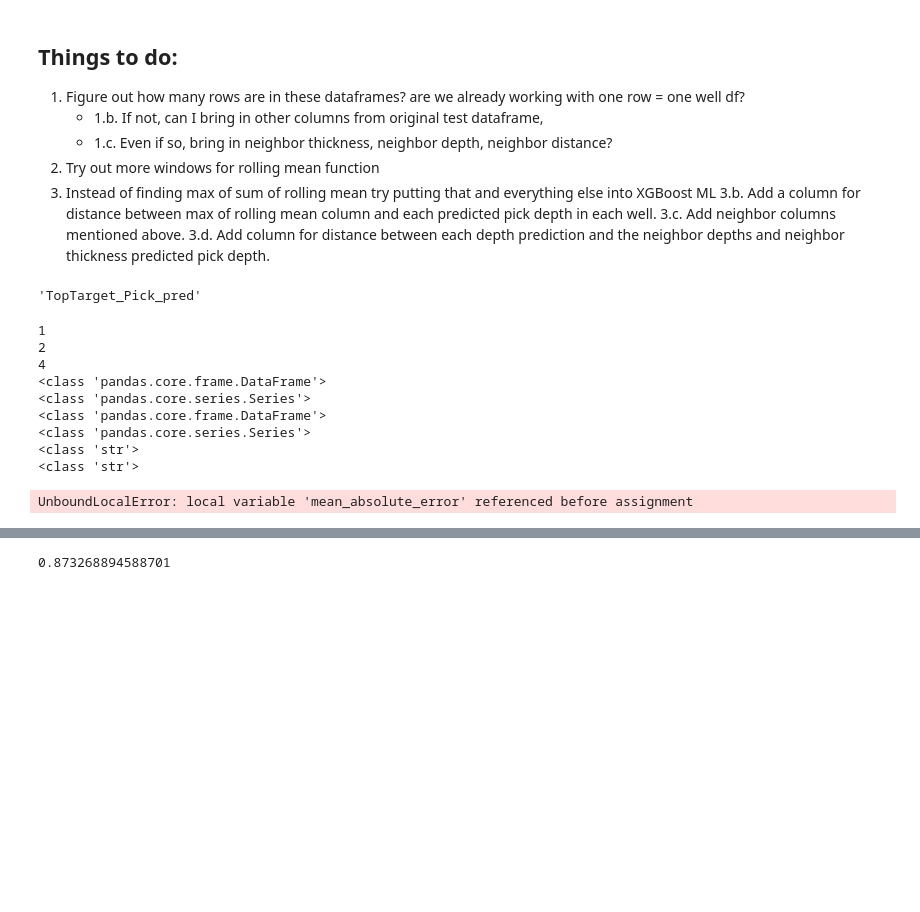
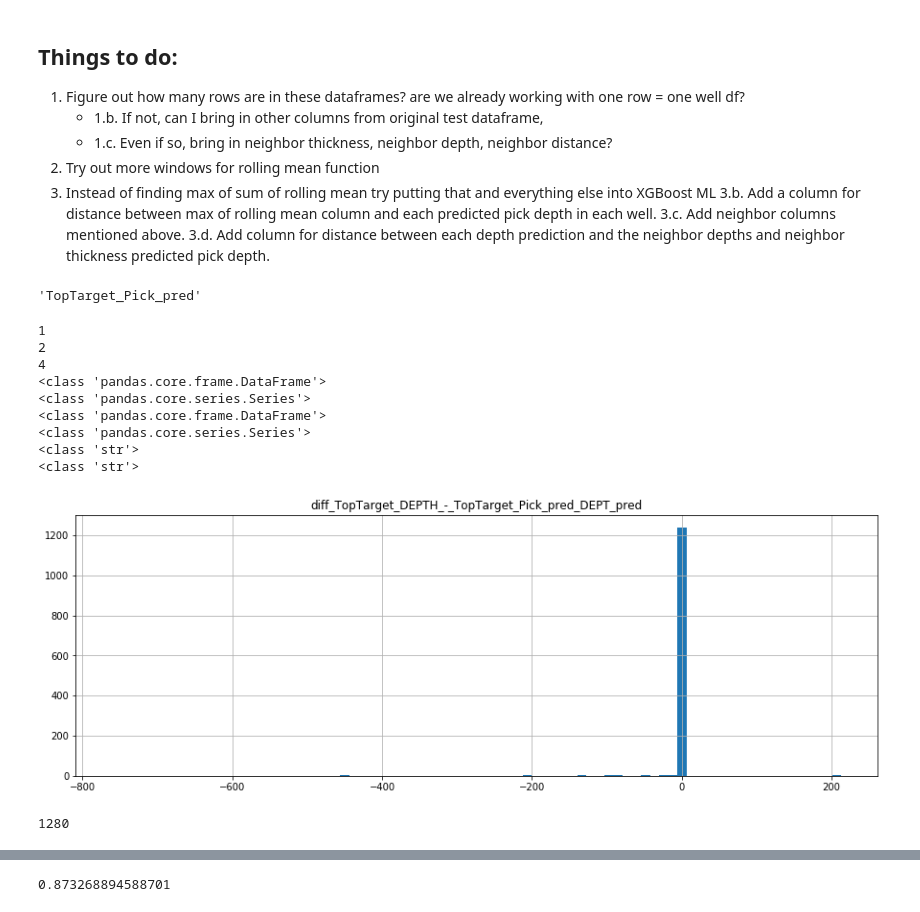
Before and after one commit to JustinGOSSES/MannvilleGroup_Strat_Hackathon, a Jupyter notebook: notebooks_2018/modular_redo/Machine_Learning/Machine_Learning_PostSplit_vG_AfterAbstractAAPG_vF.ipynb, the cells around one changed output, grey strips where cells are left out. Cells and saved outputs as stored; diff of their text form; code cells hidden in the pictures; blank space fills up the shorter version.

```diff
--- a/notebooks_2018/modular_redo/Machine_Learning/Machine_Learning_PostSplit_vG_AfterAbstractAAPG_vF.ipynb
+++ b/notebooks_2018/modular_redo/Machine_Learning/Machine_Learning_PostSplit_vG_AfterAbstractAAPG_vF.ipynb
@@ -605,6 +605,8 @@ class accuracy_singleTopPerWellPrediction_fromRollingRules():
     stuff here
     calculates accuracy on a per well basis after doing some rolling mean analysis on per depth point scores from machine-learning classification of distance class.
     """
+    from sklearn.metrics import mean_absolute_error
+
     def __init__(self,ML, vs,distClassDF_wRollingCols_training):
         self.knn_dir = ML.knn_dir
         self.load_dir = ML.load_dir
@@ -682,9 +684,20 @@ class accuracy_singleTopPerWellPrediction_fromRollingRules():
 
         #mean_absolute_error_ = mean_absolute_error(self.calc_pred_TopTarget_DEPTH[self.TopTarget_DEPTH], self.calc_pred_Top_Pick_pred_DEPT_pred[self.TopTarget_Pick_pred_DEPT_pred])
 
-        mean_absolute_error = mean_absolute_error(self.calc_pred_TopTarget_DEPTH['TopTarget_DEPTH'], self.calc_pred_Top_Pick_pred_DEPT_pred['TopTarget_Pick_pred_DEPT_pred'])
+        #mean_absolute_error_ = mean_absolute_error(self.calc_pred_TopTarget_DEPTH['TopTarget_DEPTH'], self.calc_pred_Top_Pick_pred_DEPT_pred['TopTarget_Pick_pred_DEPT_pred'])
 
-        return mean_absolute_error
+        return mean_absolute_error_
+
+    def compare_RealTop_vsTopFromRollingMean(self):
+        """
+        things go here
+        """
+        new_diff_col = 'diff_'+str(self.TopTarget_DEPTH)+"_-_"+str(self.TopTarget_Pick_pred_DEPT_pred)
+        self.calc_pred_Top_Pick_pred_DEPT_pred[new_diff_col] = self.calc_pred_TopTarget_DEPTH[self.TopTarget_DEPTH] - self.calc_pred_Top_Pick_pred_DEPT_pred[self.TopTarget_Pick_pred_DEPT_pred]
+        self.calc_pred_Top_Pick_pred_DEPT_pred[self.TopTarget_DEPTH] = self.calc_pred_TopTarget_DEPTH[self.TopTarget_DEPTH]
+        #### line below prints histogram
+        self.calc_pred_Top_Pick_pred_DEPT_pred.hist(column=new_diff_col,bins=80,figsize=(15,5))
+
 
     def run_all(self,TopTarget_Pick_pred_DEPT_pred,TopTarget_DEPTH):
         """
@@ -701,21 +714,26 @@ class accuracy_singleTopPerWellPrediction_fromRollingRules():
         print("4")
         r2__ = self.r2_func()
         #mean = mean_absolute_error_ = mean_absolute_error(self.calc_pred_TopTarget_DEPTH[self.TopTarget_DEPTH], self.calc_pred_Top_Pick_pred_DEPT_pred[self.TopTarget_Pick_pred_DEPT_pred])
-        mean_absolute_error__2 = self.mean_absolute_error_func()
+        mean_absolute_error_ = self.mean_absolute_error_func()
+        self.compare_RealTop_vsTopFromRollingMean()
 
-        return r2__,mean_absolute_error__
+        return r2__,mean_absolute_error_,self.calc_pred_Top_Pick_pred_DEPT_pred
 # %%
 rollToWell = accuracy_singleTopPerWellPrediction_fromRollingRules(ML1,vs,distClassDF_wRollingCols_training)
 # %%
-r2,mean_absolute_error_ = rollToWell.run_all('TopTarget_Pick_pred_DEPT_pred','TopTarget_DEPTH')
+r2,mean_absolute_error_,df_calc_pred_Top_Pick_pred_DEPT_pred = rollToWell.run_all('TopTarget_Pick_pred_DEPT_pred','TopTarget_DEPTH')
 # %% [output]
 1
 2
 4
 <class 'pandas.core.frame.DataFrame'>
 <class 'pandas.core.series.Series'>
 <class 'pandas.core.frame.DataFrame'>
 <class 'pandas.core.series.Series'>
 <class 'str'>
 <class 'str'>
-UnboundLocalError: local variable 'mean_absolute_error' referenced before assignment
+[figure, added]
+# %%
+len(df_calc_pred_Top_Pick_pred_DEPT_pred)
+# %% [output]
+1280
```
Also changed, not shown: parts of 6 cells of this notebook.
